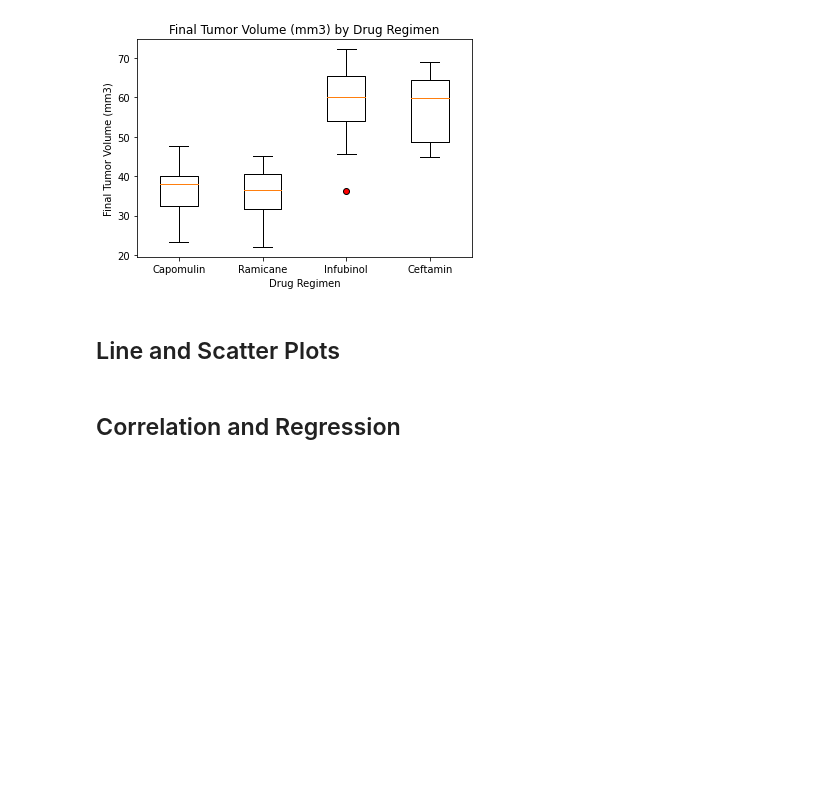
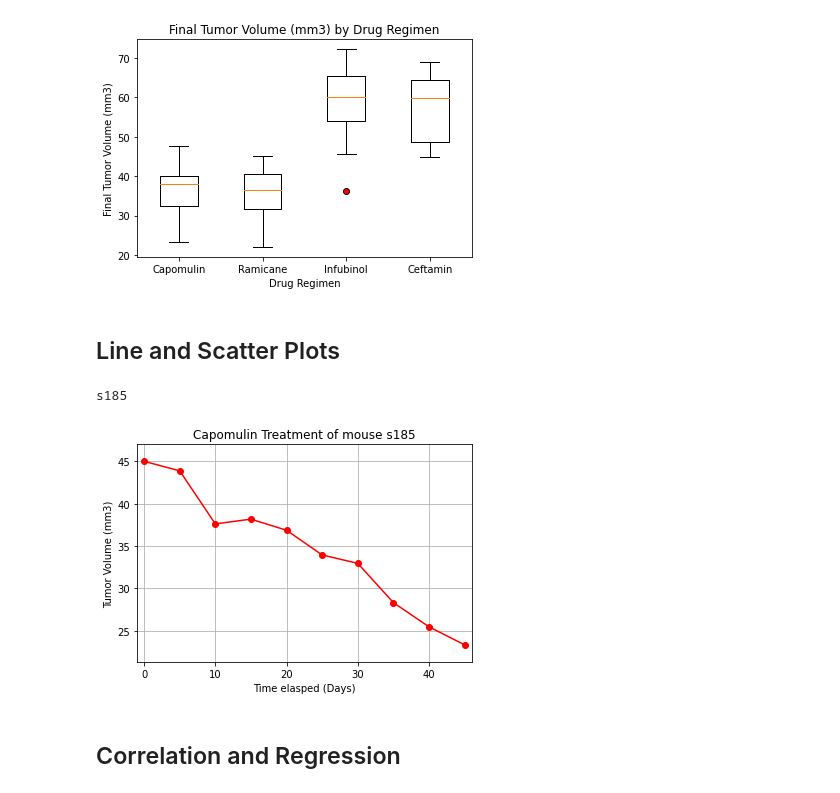
Before and after one commit to cseebec/Pharmaceutical_Analysis_Matplotlib, a Jupyter notebook: pymaceuticals_starter.ipynb, the cells around one changed output. Drawn from its saved outputs; the diff is of its cells as text; code cells hidden in the pictures; blank space fills up the shorter version.

Commit message:
Line plot added

```diff
--- a/pymaceuticals_starter.ipynb
+++ b/pymaceuticals_starter.ipynb
@@ -307,3 +308,5 @@ plt.show()
 ## Line and Scatter Plots
 # %%
 # Generate a line plot of tumor volume vs. time point for a mouse treated with Capomulin
+Capomulin_total_df = merge_df.loc[merge_df["Drug Regimen"] == "Capomulin"]
+mice_capomulin = Capomulin_total_df["Mouse ID"].unique()
@@ -312,3 +313,27 @@ plt.show()
+# %%
+# Randomly select a mouse that received the Capomulin drug and create a dataframe for this mouse
+mouse_index = randrange(len(mice_capomulin))
+individual_mouse = Capomulin_total_df.loc[merge_df["Mouse ID"] == mice_capomulin[mouse_index]]
+print(mice_capomulin[mouse_index])
+# %% [output]
+s185
+# %%
+# Generate a scatter plot of average tumor volume vs. mouse weight for the Capomulin regimen
+timepoints_capo = individual_mouse["Timepoint"]
+tumV_capo = individual_mouse["Tumor Volume (mm3)"]
+plt.plot(timepoints_capo, tumV_capo, marker="o", color="red")
+plot_title = "Capomulin Treatment of mouse " + mice_capomulin[mouse_index]
+plt.title(plot_title)
+plt.xlabel("Time elasped (Days)")
+plt.ylabel("Tumor Volume (mm3)")
+
+plt.xlim(-1, max(timepoints_capo)+1)
+plt.ylim(min(tumV_capo)-2, max(tumV_capo)+2)
+plt.grid()
+
+plt.show()
+# %% [output]
+[figure, added]
 # %% [markdown]
 ## Correlation and Regression
 # %%
```
Also changed, not shown: parts of 2 cells of this notebook.
